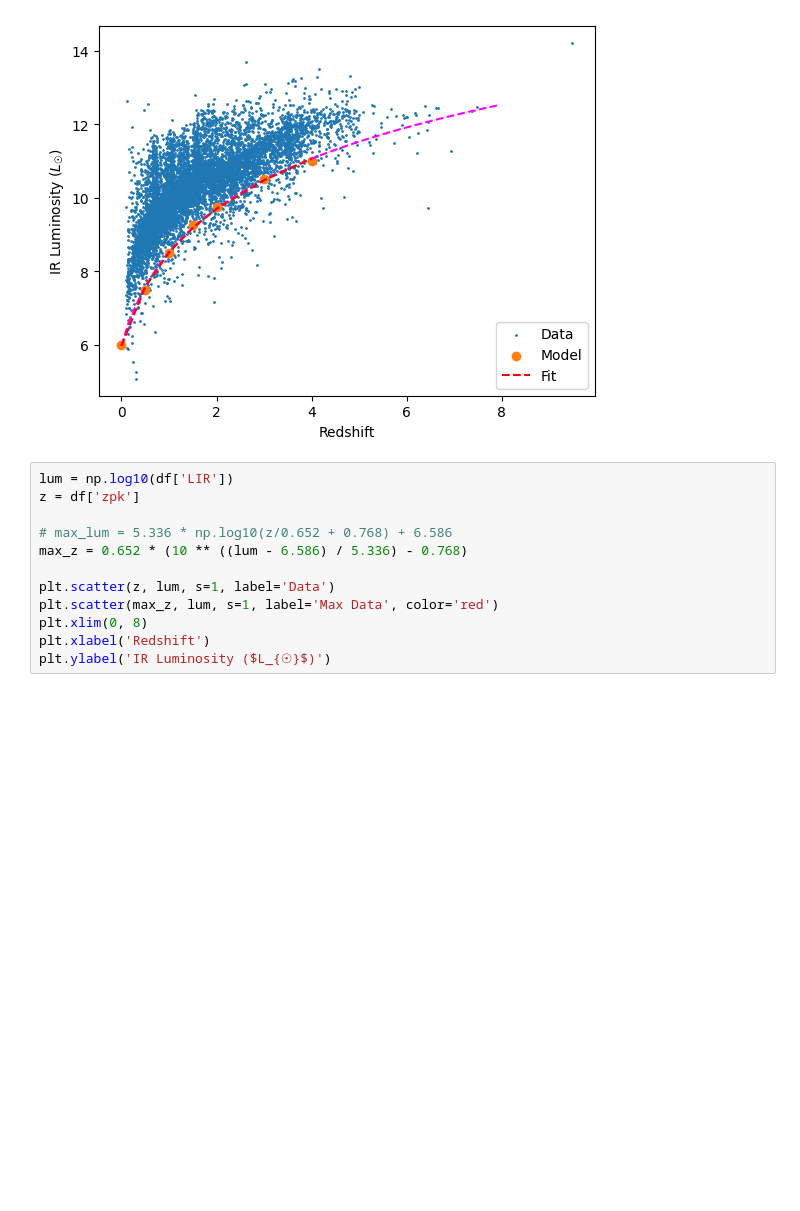
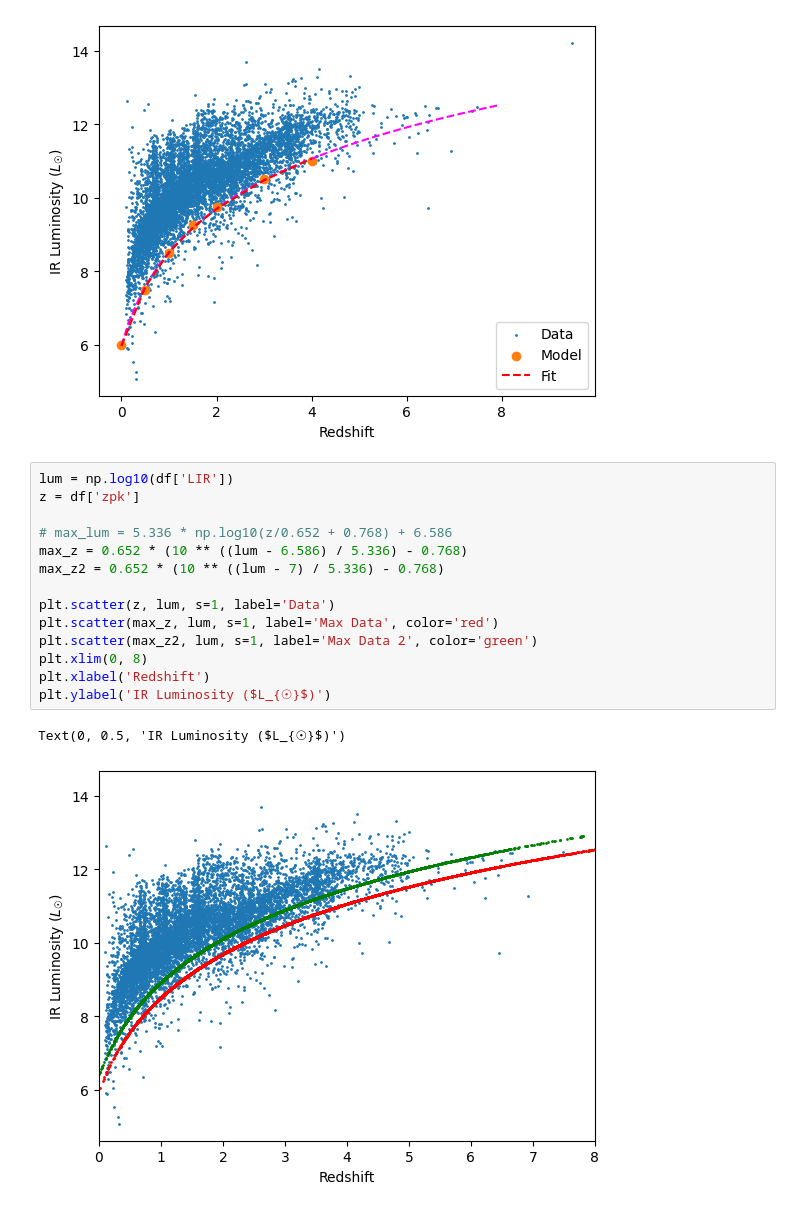
Before and after one commit to daniel-lyon/MPhil-Code, a Jupyter notebook: LUMFUNCS/test.ipynb, the cells around one changed output. Cells and saved outputs as stored; diff of their text form; blank space fills up the shorter version.

```diff
--- a/LUMFUNCS/test.ipynb
+++ b/LUMFUNCS/test.ipynb
@@ -93,12 +93,17 @@ plt.legend()
 # %%
 lum = np.log10(df['LIR'])
 z = df['zpk']
 
 # max_lum = 5.336 * np.log10(z/0.652 + 0.768) + 6.586
 max_z = 0.652 * (10 ** ((lum - 6.586) / 5.336) - 0.768)
+max_z2 = 0.652 * (10 ** ((lum - 7) / 5.336) - 0.768)
 
 plt.scatter(z, lum, s=1, label='Data')
 plt.scatter(max_z, lum, s=1, label='Max Data', color='red')
+plt.scatter(max_z2, lum, s=1, label='Max Data 2', color='green')
 plt.xlim(0, 8)
 plt.xlabel('Redshift')
 plt.ylabel('IR Luminosity ($L_{☉}$)')
+# %% [output]
+Text(0, 0.5, 'IR Luminosity ($L_{☉}$)')
+[figure, added]
```
Also changed, not shown: parts of 2 cells of this notebook, 14 other files.
